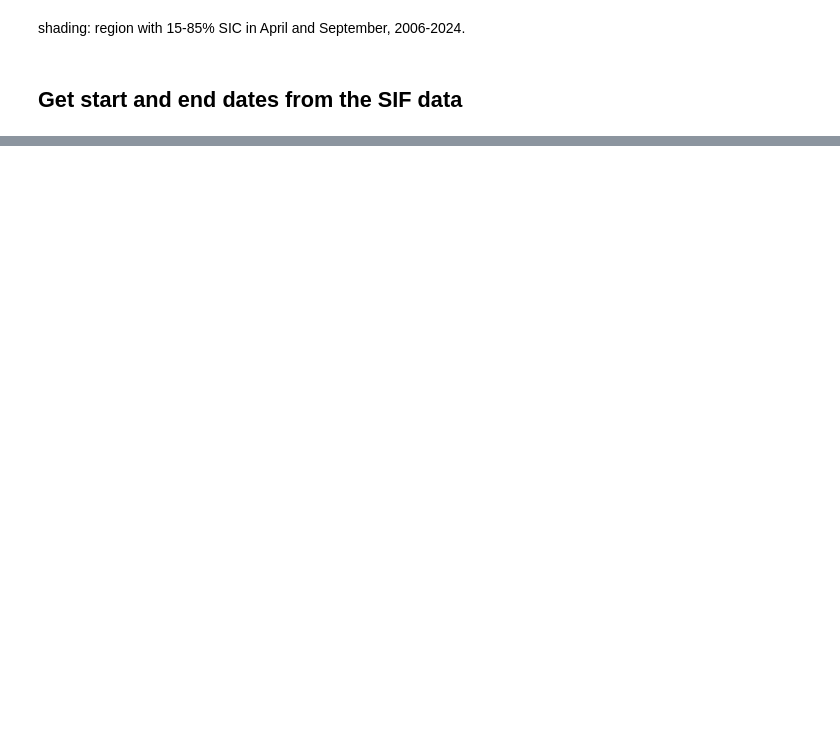
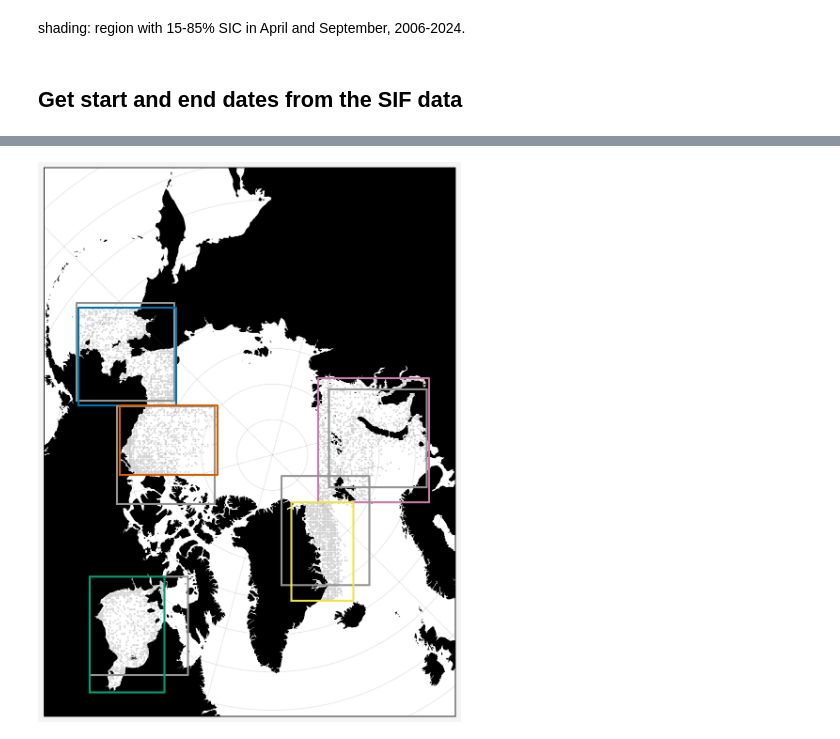
Before and after one commit to danielmwatkins/eval_seg, a Jupyter notebook: notebooks/sample_selection.ipynb, the cells around one changed output, grey strips where cells are left out. Saved outputs shown, nothing was run; the diff lists cells and outputs as text; code cells hidden in the pictures; blank space fills up the shorter version.

```diff
--- a/notebooks/sample_selection.ipynb
+++ b/notebooks/sample_selection.ipynb
@@ -708,0 +296,23 @@ bottom left = -1841874,-2216314
+# %%
+%%time
+# bering-chukchi
+# beaufort (slightly - no explicit reason for specific north bound tho)
+# hudson_bay
+# barents-kara seas
+# greenland_sea
+results = {}
+for region in ['bering_chukchi_seas', 'beaufort_sea', 'hudson_bay', 'barents_kara_seas', 'greenland_sea']:
+
+    row = regions.loc[region]
+    test = find_candidates(n_samples=2000,
+                    region_info=row,
+                    dx=100,
+                    sic_path=sic_dataloc,
+                    sif_threshold=0.25,
+                    margin=50, start_year=2003, end_year=2022,
+                    min_samples_per_month=200) # Margin keeps the edges of boxes inside the outer bounds.
+
+    test['in_new_minus_old'] = False
+    test.loc[[name for name, row in test.iterrows() if in_new_minus_old(row, region, regions, old_regions)], 'in_new_minus_old'] = True
+    results[region] = test
+    print(region)
@@ -708,0 +327,23 @@ bottom left = -1841874,-2216314
+# %%
+pplt.rc['reso'] = 'med'
+pplt.rc['cartopy.circular'] = False
+
+crs = ccrs.CRS('epsg:3413')
+fig, ax = pplt.subplots(width=4.5, proj='npstere', proj_kw={'lon_0': -45})
+ax.format(land=True, color='k', boundinglat=52, landzorder=0, latmax=90)
+ax.set_extent([-3.5e6, 2.8e6, -4e6, 4.4e6], crs=crs)
+
+for region in results:
+    xbox = np.array([old_regions.loc[region, coord] for coord in ['left_x', 'left_x', 'right_x', 'right_x', 'left_x']])
+    ybox = np.array([old_regions.loc[region, coord] for coord in ['lower_y', 'upper_y', 'upper_y', 'lower_y', 'lower_y']])
+    ax.plot(xbox, ybox, transform=crs, color='gray')
+
+
+    xbox = np.array([regions.loc[region, coord] for coord in ['left_x', 'left_x', 'right_x', 'right_x', 'left_x']])
+    ybox = np.array([regions.loc[region, coord] for coord in ['lower_y', 'upper_y', 'upper_y', 'lower_y', 'lower_y']])
+    ax.plot(xbox, ybox, transform=crs)
+
+    ax.scatter(results[region]['center_lon'], results[region]['center_lat'], color='lightgray', marker='.', ms=2)
+    # ax.scatter(test['center_lon'], test['center_lat'], color='tab:blue', marker='.')
+# %% [output]
+[figure, added]
```
Also changed, not shown: parts of 60 cells of this notebook, 6 other files.
